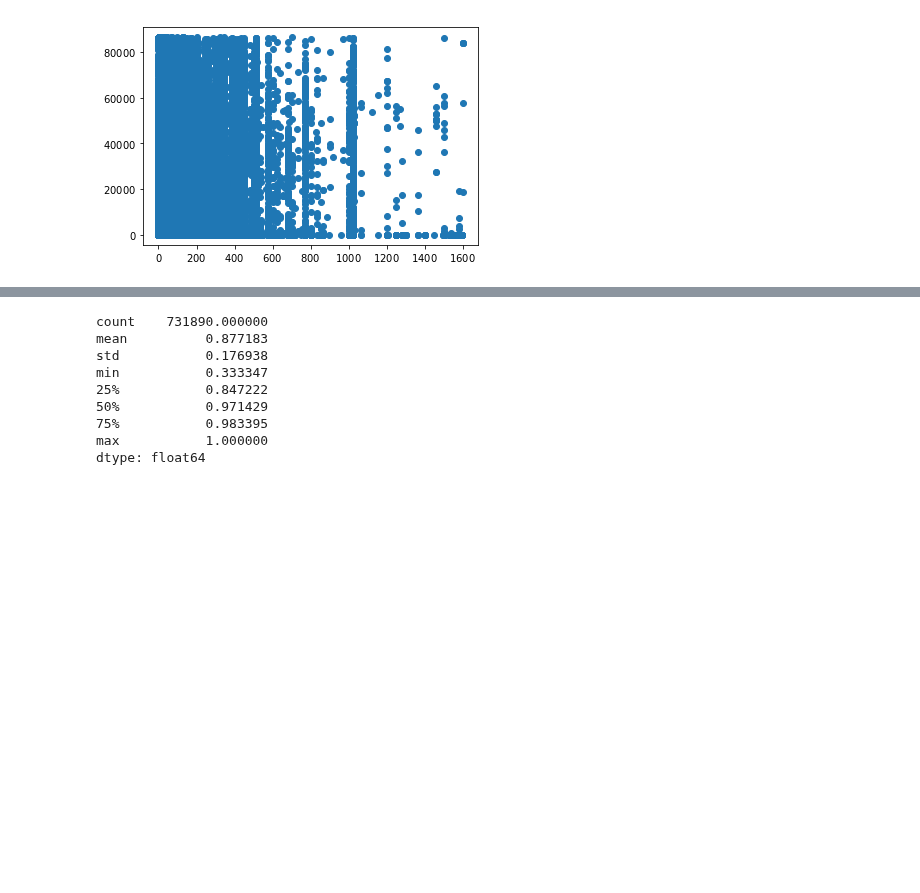
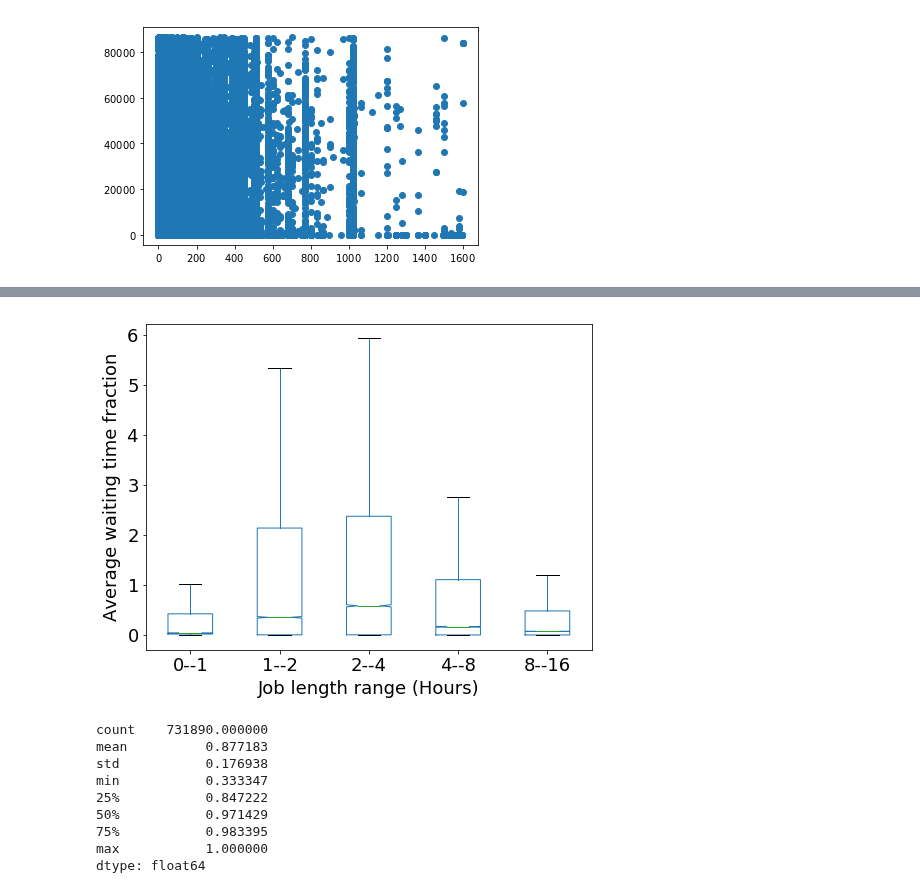
Before and after one commit to prateek-s/scispot, a Jupyter notebook: data/hpc-job-wait-times.ipynb, the cells around one changed output, grey strips where cells are left out. Drawn from its saved outputs; the diff is of its cells as text; code cells hidden in the pictures; blank space fills up the shorter version.

```diff
--- a/data/hpc-job-wait-times.ipynb
+++ b/data/hpc-job-wait-times.ipynb
@@ -149,0 +181,2 @@ plt.savefig("waiting_all.pdf",bbox_inches='tight')
+# %%
+le_4=cdf[cdf['trun_seconds'].between(2*3600,4*3600)]
@@ -150,3 +218,14 @@ plt.savefig("waiting_all.pdf",bbox_inches='tight')
+# %%
+bucket_df = pd.DataFrame({"0--1":avg_frac_wait(le_1)[0],"1--2":avg_frac_wait(le_2)[0],"2--4":avg_frac_wait(le_4)[0],"4--8":avg_frac_wait(le_8)[0],"8--16":avg_frac_wait(le_16)[0] })
+# %%
+fig, ax = plt.subplots()
+fig.set_size_inches(8,6)
+ax=bucket_df.plot(kind='box', ax=ax, showfliers=False, notch=True,meanline=True)
+ax.set_ylabel("Average waiting time fraction")
+ax.set_xlabel("Job length range (Hours)")
+plt.savefig("../graphs/waiting_time_buckets.pdf",bbox_inches='tight')
+# %% [output]
+[figure, added]
 # %%
 efficiency = cdf['trun_seconds']/(cdf['trun_seconds']+cdf['twait_seconds'])
 # %%
```
Also changed, not shown: parts of 16 cells of this notebook, 10 other files.
